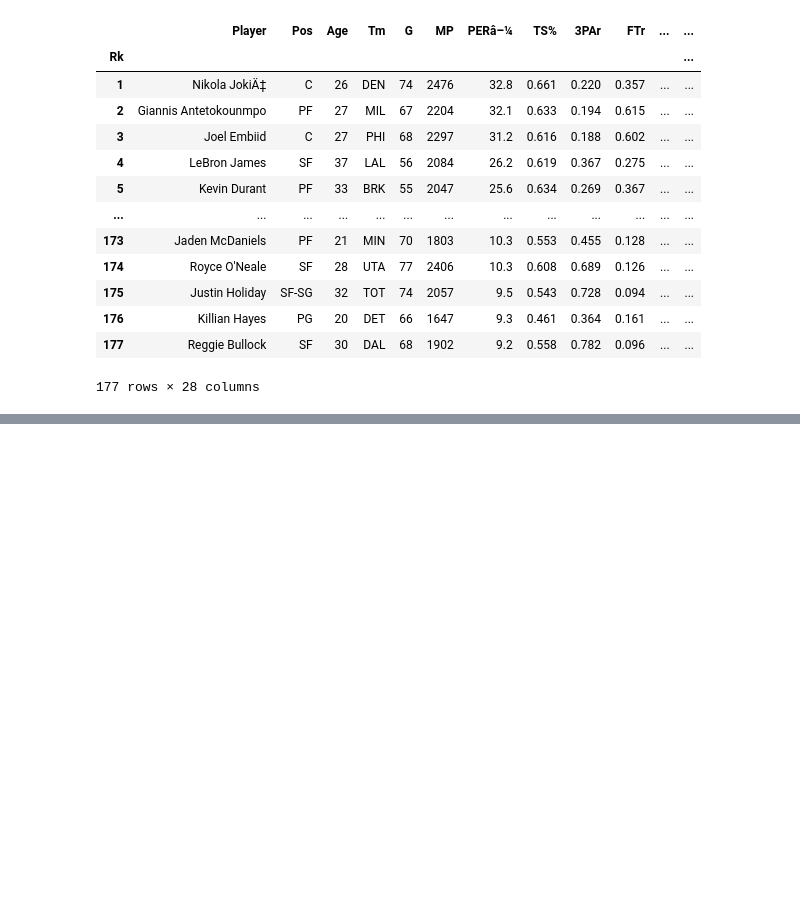
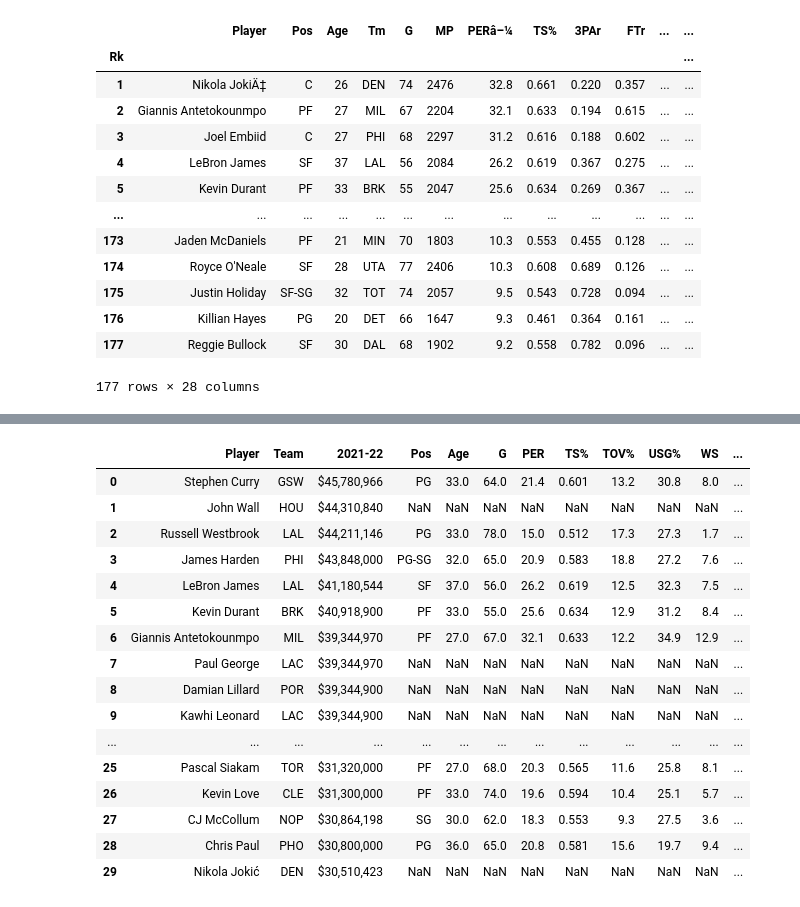
Before and after one commit to AllenChung6/Passion-Project-A-look-at-the-NBA, a Jupyter notebook: NBA_Project.ipynb, the cells around one changed output, grey strips where cells are left out. Saved outputs shown, nothing was run; the diff lists cells and outputs as text; code cells hidden in the pictures; blank space fills up the shorter version.

Commit message:
Cleaned advanced stats df, merged with salary df.

```diff
--- a/NBA_Project.ipynb
+++ b/NBA_Project.ipynb
@@ -129,3 +131,25 @@ nba_adv_stats
 # %%
 # Rename 'PERâ–¼' to 'PER'
 nba_adv_stats = nba_adv_stats.rename(columns = {'PERâ–¼': 'PER'})
+# %%
+full_data = pd.merge(new_contracts, nba_adv_stats, on='Player', how='outer')
+# %%
+full_data.head(30)
+# %% [output]
+|  | Player | Team | 2021-22 | Pos | Age | G | PER | TS% | TOV% | USG% | WS | ... |
+| 0 | Stephen Curry | GSW | $45,780,966 | PG | 33.0 | 64.0 | 21.4 | 0.601 | 13.2 | 30.8 | 8.0 | ... |
+| 1 | John Wall | HOU | $44,310,840 | NaN | NaN | NaN | NaN | NaN | NaN | NaN | NaN | ... |
+| 2 | Russell Westbrook | LAL | $44,211,146 | PG | 33.0 | 78.0 | 15.0 | 0.512 | 17.3 | 27.3 | 1.7 | ... |
+| 3 | James Harden | PHI | $43,848,000 | PG-SG | 32.0 | 65.0 | 20.9 | 0.583 | 18.8 | 27.2 | 7.6 | ... |
+| 4 | LeBron James | LAL | $41,180,544 | SF | 37.0 | 56.0 | 26.2 | 0.619 | 12.5 | 32.3 | 7.5 | ... |
+| 5 | Kevin Durant | BRK | $40,918,900 | PF | 33.0 | 55.0 | 25.6 | 0.634 | 12.9 | 31.2 | 8.4 | ... |
+| 6 | Giannis Antetokounmpo | MIL | $39,344,970 | PF | 27.0 | 67.0 | 32.1 | 0.633 | 12.2 | 34.9 | 12.9 | ... |
+| 7 | Paul George | LAC | $39,344,970 | NaN | NaN | NaN | NaN | NaN | NaN | NaN | NaN | ... |
+| 8 | Damian Lillard | POR | $39,344,900 | NaN | NaN | NaN | NaN | NaN | NaN | NaN | NaN | ... |
+| 9 | Kawhi Leonard | LAC | $39,344,900 | NaN | NaN | NaN | NaN | NaN | NaN | NaN | NaN | ... |
+| ... | ... | ... | ... | ... | ... | ... | ... | ... | ... | ... | ... | ... |
+| 25 | Pascal Siakam | TOR | $31,320,000 | PF | 27.0 | 68.0 | 20.3 | 0.565 | 11.6 | 25.8 | 8.1 | ... |
+| 26 | Kevin Love | CLE | $31,300,000 | PF | 33.0 | 74.0 | 19.6 | 0.594 | 10.4 | 25.1 | 5.7 | ... |
+| 27 | CJ McCollum | NOP | $30,864,198 | SG | 30.0 | 62.0 | 18.3 | 0.553 | 9.3 | 27.5 | 3.6 | ... |
+| 28 | Chris Paul | PHO | $30,800,000 | PG | 36.0 | 65.0 | 20.8 | 0.581 | 15.6 | 19.7 | 9.4 | ... |
+| 29 | Nikola Jokić | DEN | $30,510,423 | NaN | NaN | NaN | NaN | NaN | NaN | NaN | NaN | ... |
```
Also changed, not shown: parts of 2 cells of this notebook.
